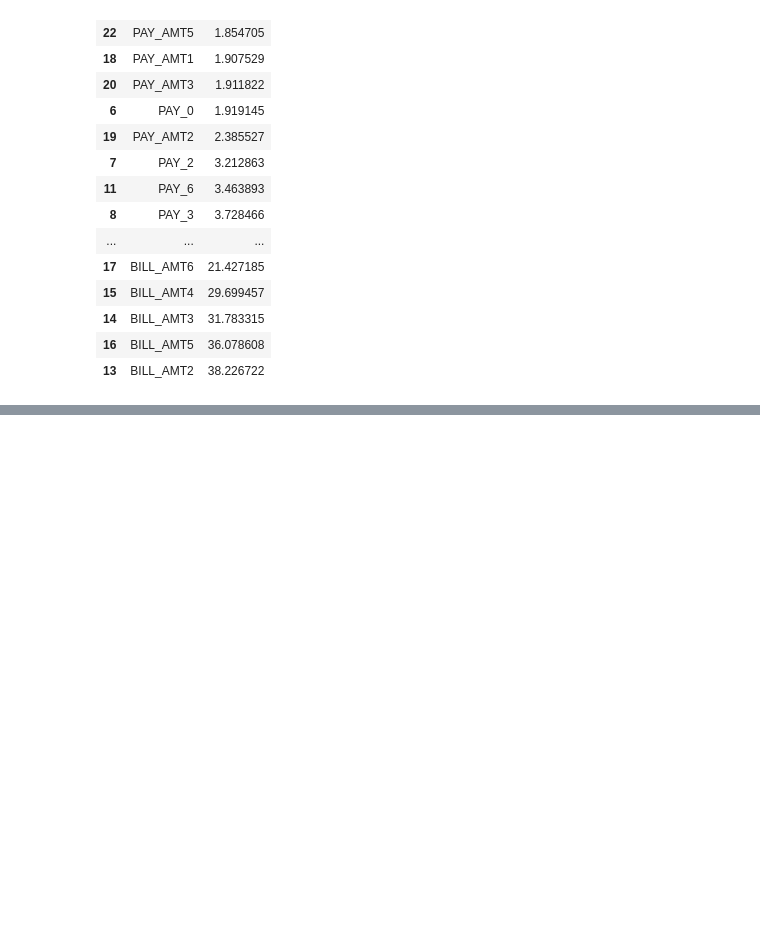
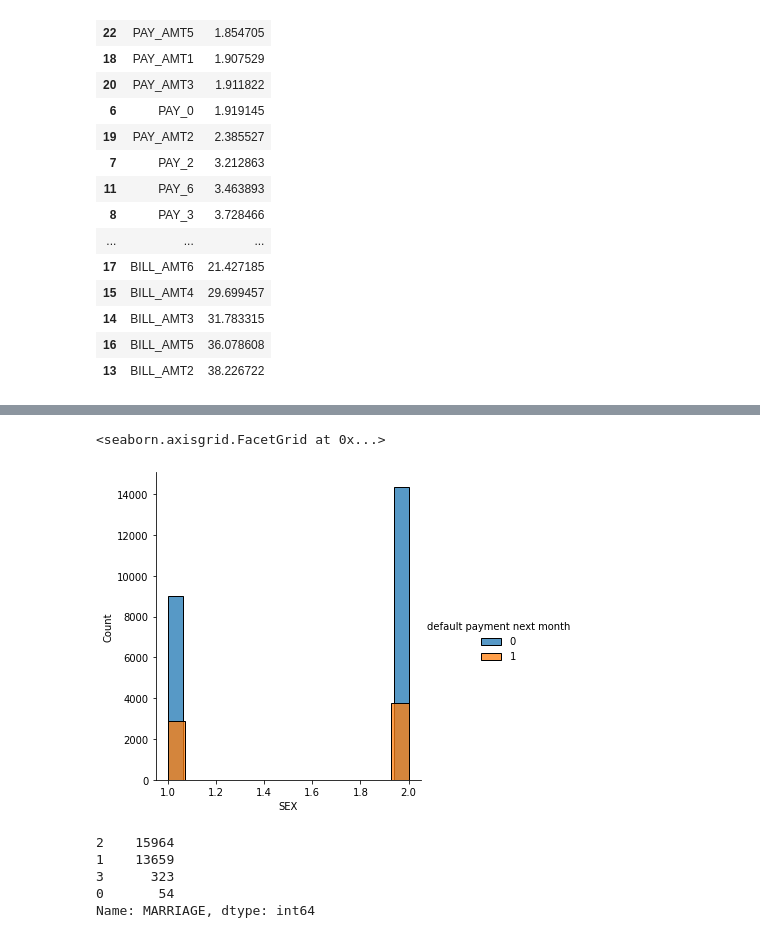
Before and after one commit to MiteshBhanushali/Credit-Card-Default, a Jupyter notebook: Copy_of_Credit_Card_Default_Prediction_Capstone_Project.ipynb, the cells around one changed output, grey strips where cells are left out. Drawn from its saved outputs; the diff is of its cells as text; code cells hidden in the pictures; blank space fills up the shorter version.

```diff
--- a/Copy_of_Credit_Card_Default_Prediction_Capstone_Project.ipynb
+++ b/Copy_of_Credit_Card_Default_Prediction_Capstone_Project.ipynb
@@ -241,0 +323,13 @@ calc_vif(credit_data[[i for i in credit_data.describe().columns if i not in ['de
+# %%
+sns.FacetGrid(credit_data, hue = 'default payment next month', size = 5).map(sns.histplot, 'SEX').add_legend()
+# %% [output]
+<seaborn.axisgrid.FacetGrid at 0x...>
+[figure, added]
+# %%
+credit_data['MARRIAGE'].value_counts()
+# %% [output]
+2    15964
+1    13659
+3      323
+0       54
+Name: MARRIAGE, dtype: int64
```
Also changed, not shown: parts of 16 cells of this notebook.
